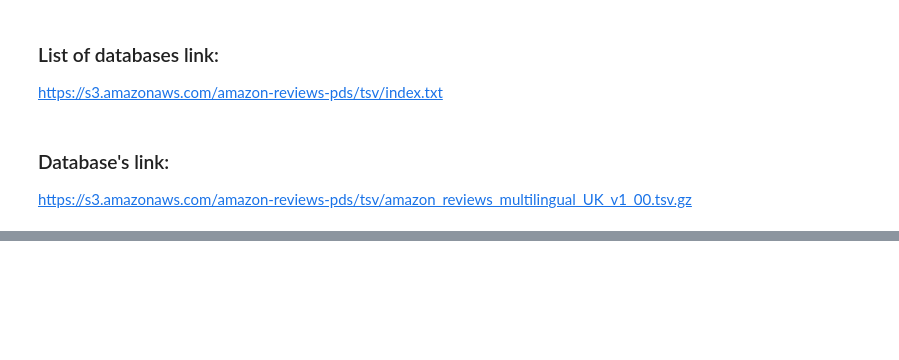
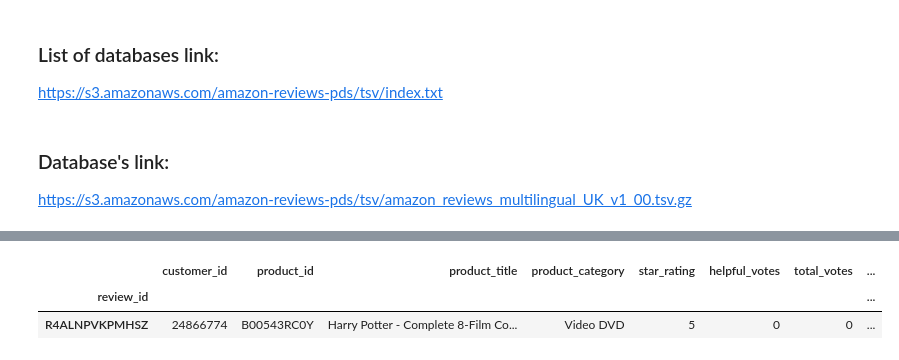
Before and after one commit to carmignanivittorio/Amazon-review-dataset-analysis, a Jupyter notebook: DataProcessing.ipynb, the cells around one changed output, grey strips where cells are left out. Cells and saved outputs as stored; diff of their text form; code cells hidden in the pictures; blank space fills up the shorter version.

```diff
--- a/DataProcessing.ipynb
+++ b/DataProcessing.ipynb
@@ -95,0 +134,6 @@ dtype: object
+# %%
+df[df.customer_id==u'24866774']
+# %% [output]
+|  | customer_id | product_id | product_title | product_category | star_rating | helpful_votes | total_votes | ... |
+| review_id |  |  |  |  |  |  |  | ... |
+| R4ALNPVKPMHSZ | 24866774 | B00543RC0Y | Harry Potter - Complete 8-Film Co... | Video DVD | 5 | 0 | 0 | ... |
```
Also changed, not shown: parts of 23 cells of this notebook, 1 other file.
